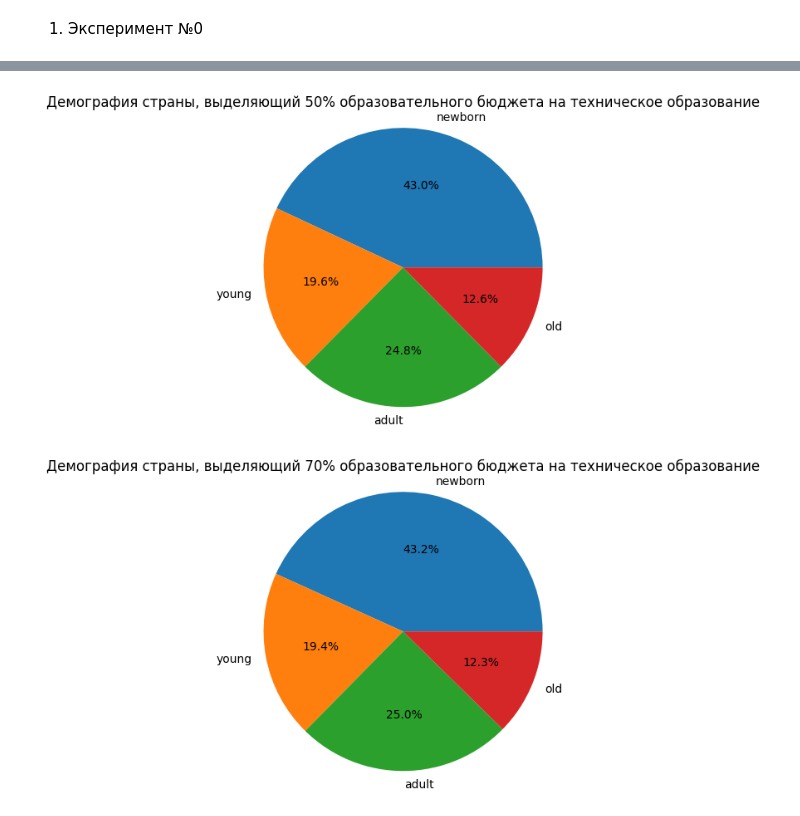
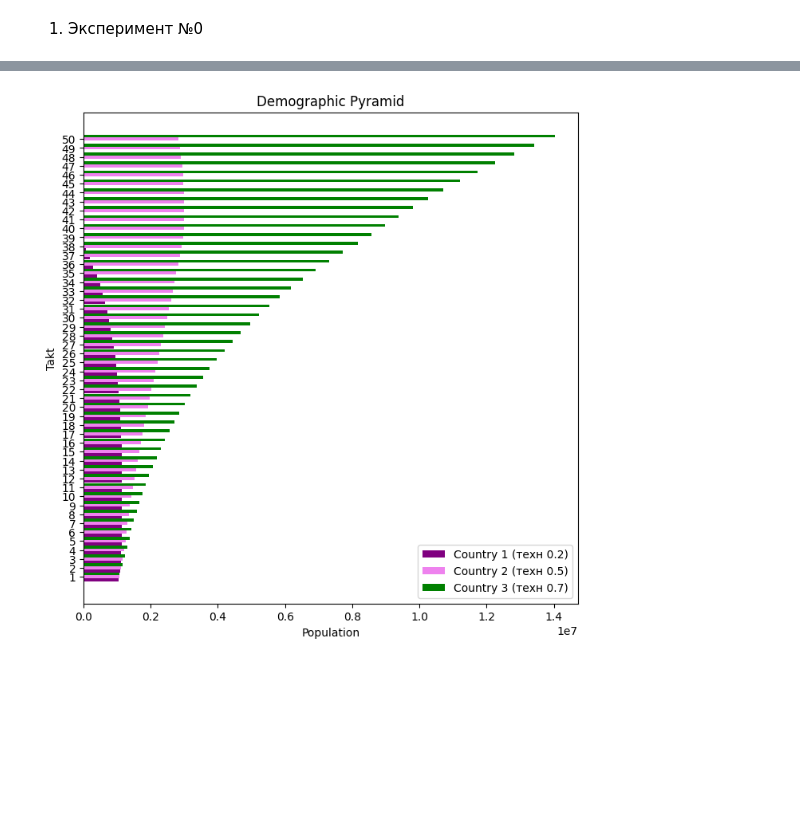
Before and after one commit to lizlizardplease/migration-education, a Jupyter notebook: viz.ipynb, the cells around one changed output, grey strips where cells are left out. Cells and saved outputs as stored; diff of their text form; code cells hidden in the pictures; blank space fills up the shorter version.

```diff
--- a/viz.ipynb
+++ b/viz.ipynb
@@ -131,16 +8,5 @@ plt.show()
-# %%
-df1_05 = df1[(df1['country'] == '0.5') & (df1['i'] == 8)]
-plt.pie(df1_05['num'].values, labels=list(age_map.values()), autopct='%1.1f%%')
-plt.axis('equal')
-plt.title("Демография страны, выделяющий 50% образовательного бюджета на техническое образование")
-plt.show()
-# %% [output]
-[figure, removed]
-# %%
-df1_07 = df1[(df1['country'] == '0.7') & (df1['i'] == 8)]
-plt.pie(df1_07['num'].values, labels=list(age_map.values()), autopct='%1.1f%%')
-plt.axis('equal')
-plt.title("Демография страны, выделяющий 70% образовательного бюджета на техническое образование")
-plt.show()
-# %% [output]
-[figure, removed]
+# %%
+df0 = pd.read_csv('experiment_0_d.txt', names=['num', 'country', 'age', 'i'])
+age_map = {0: 'newborn', 1: 'young', 2: 'adult', 3: 'old'}
+df0['age'] = df0['age'].apply(lambda x: age_map[x])
+df0['country'] = df0['country'].astype('str')
@@ -146,0 +17,33 @@ plt.show()
+# %%
+df0_g = df0.groupby(['country', 'i'], as_index=False).sum()
+df0_c5 = df0_g[df0_g['country'] == '0.5']
+df0_c7= df0_g[df0_g['country'] == '0.7']
+df0_c2 = df0_g[df0_g['country'] == '0.2']
+
+takts = df0_g['i'].unique()
+c21_population = df0_c2['num'].values
+c71_population = df0_c7['num'].values
+c51_population = df0_c5['num'].values
+fig, ax = plt.subplots(figsize=(8, 8))
+
+bar_width = 0.33
+bar_positions_c11 = np.arange(len(takts))
+bar_positions_c21 = bar_positions_c11 + bar_width
+bar_positions_c31 = bar_positions_c11 + bar_width * 2
+
+
+ax.barh(bar_positions_c11, c21_population, height=bar_width, color='purple', label='Country 1 (техн 0.2)')
+ax.barh(bar_positions_c21, c51_population, height=bar_width, color='violet', label='Country 2 (техн 0.5)')
+ax.barh(bar_positions_c31, c71_population, height=bar_width, color='green', label='Country 3 (техн 0.7)')
+
+ax.set_yticks(bar_positions_c11 + bar_width)
+ax.set_yticklabels(takts)
+ax.set_xlabel('Population')
+ax.set_ylabel('Takt')
+ax.set_title('Demographic Pyramid')
+
+ax.legend()
+plt.savefig("demg3.png")
+plt.show()
+# %% [output]
+[figure, added]
```
Also changed, not shown: parts of 32 cells of this notebook, 5 other files.
